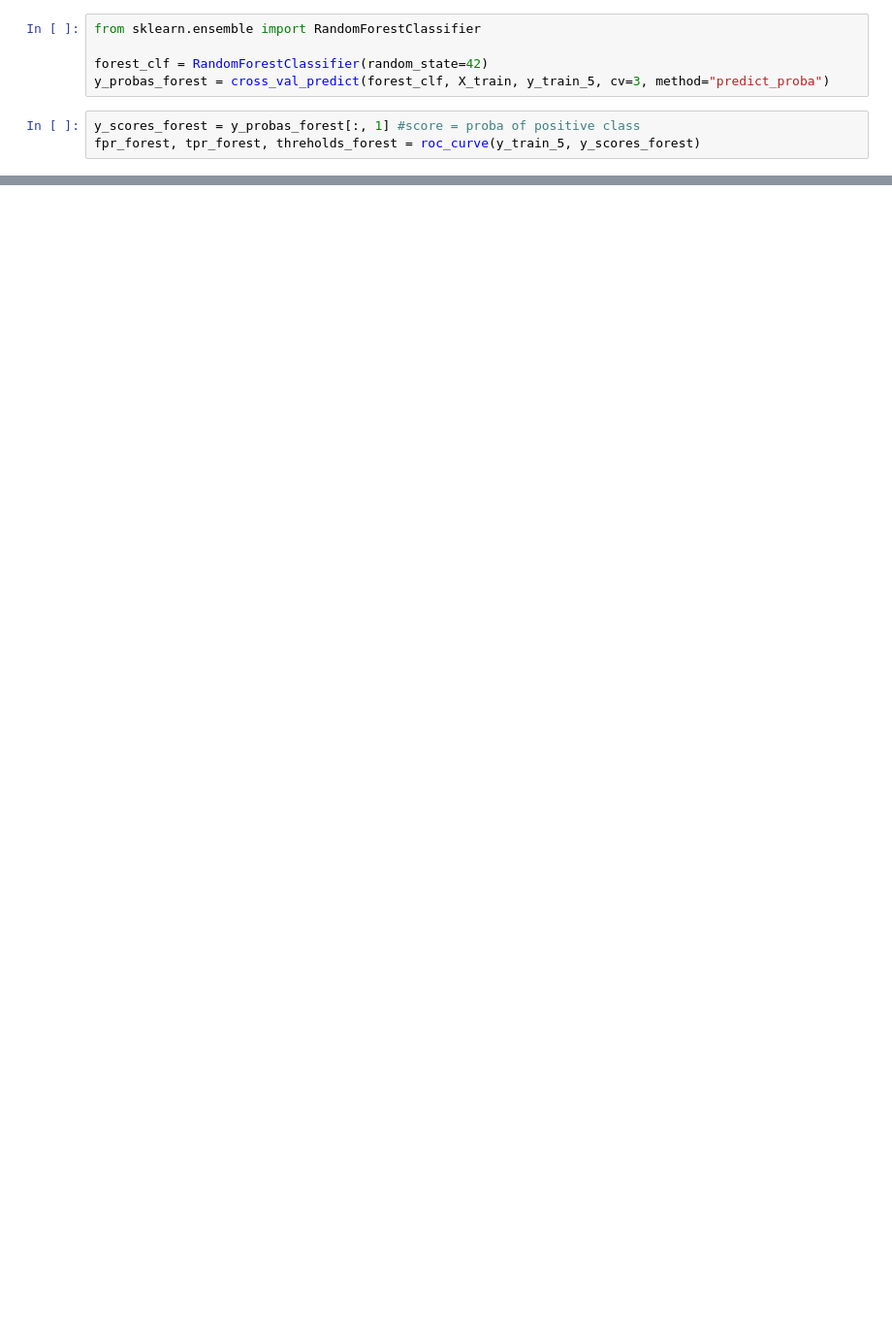
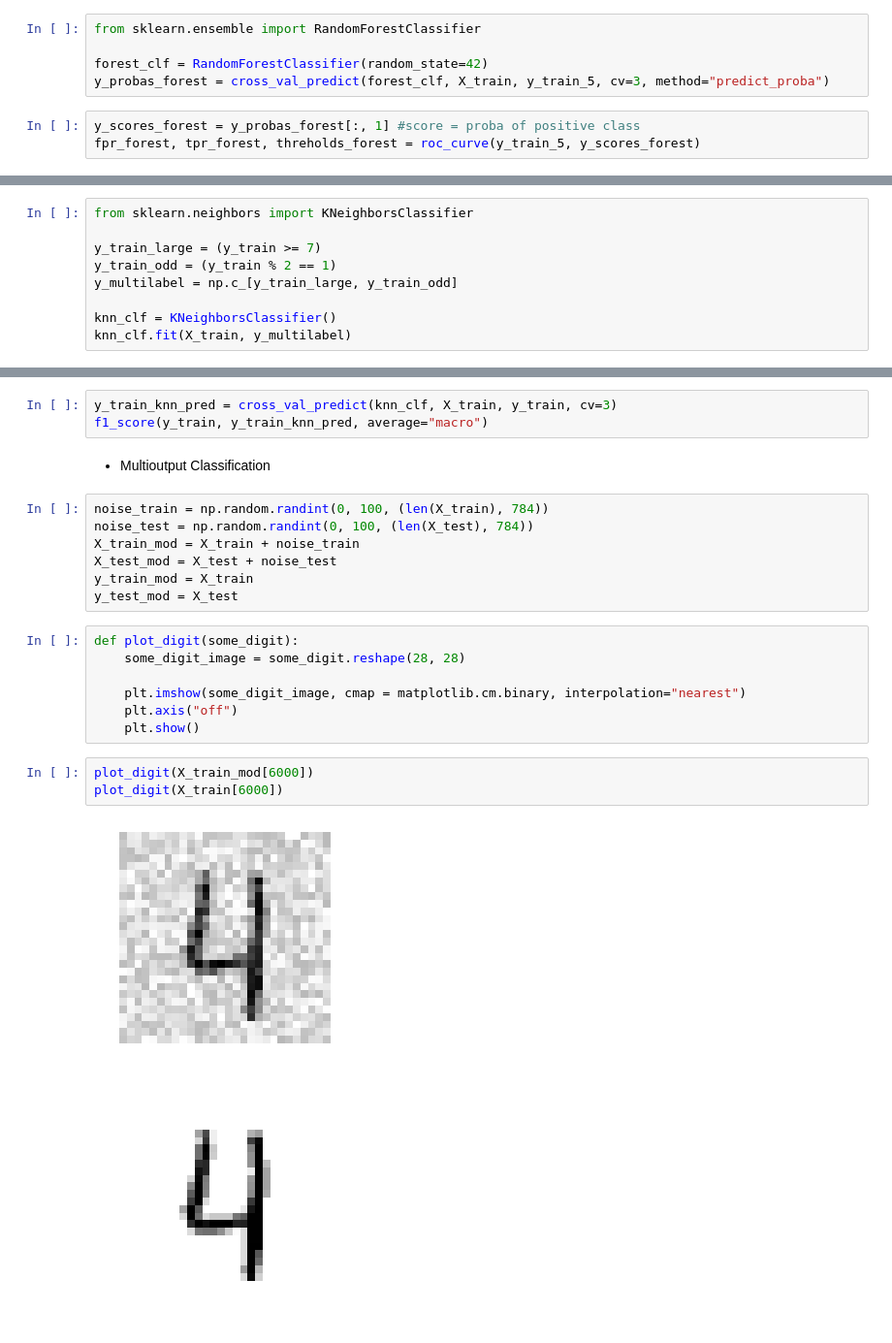
Before and after one commit to binify/ML_in_Testing, a Jupyter notebook: Classification.ipynb, the cells around one changed output, grey strips where cells are left out. Shown at 97% size. Cells and saved outputs as stored; diff of their text form; blank space fills up the shorter version.

```diff
--- a/Classification.ipynb
+++ b/Classification.ipynb
@@ -263,0 +394,9 @@ roc_auc_score(y_train_5, y_scores)
+# %%
+from sklearn.neighbors import KNeighborsClassifier
+
+y_train_large = (y_train >= 7)
+y_train_odd = (y_train % 2 == 1)
+y_multilabel = np.c_[y_train_large, y_train_odd]
+
+knn_clf = KNeighborsClassifier()
+knn_clf.fit(X_train, y_multilabel)
@@ -263,0 +411,25 @@ roc_auc_score(y_train_5, y_scores)
+# %%
+y_train_knn_pred = cross_val_predict(knn_clf, X_train, y_train, cv=3)
+f1_score(y_train, y_train_knn_pred, average="macro")
+# %% [markdown]
+- Multioutput Classification
+# %%
+noise_train = np.random.randint(0, 100, (len(X_train), 784))
+noise_test = np.random.randint(0, 100, (len(X_test), 784))
+X_train_mod = X_train + noise_train
+X_test_mod = X_test + noise_test
+y_train_mod = X_train
+y_test_mod = X_test
+# %%
+def plot_digit(some_digit):
+    some_digit_image = some_digit.reshape(28, 28)
+
+    plt.imshow(some_digit_image, cmap = matplotlib.cm.binary, interpolation="nearest")
+    plt.axis("off")
+    plt.show()
+# %%
+plot_digit(X_train_mod[6000])
+plot_digit(X_train[6000])
+# %% [output]
+[figure, added]
+[figure, added]
```
Also changed, not shown: parts of 43 cells of this notebook.
